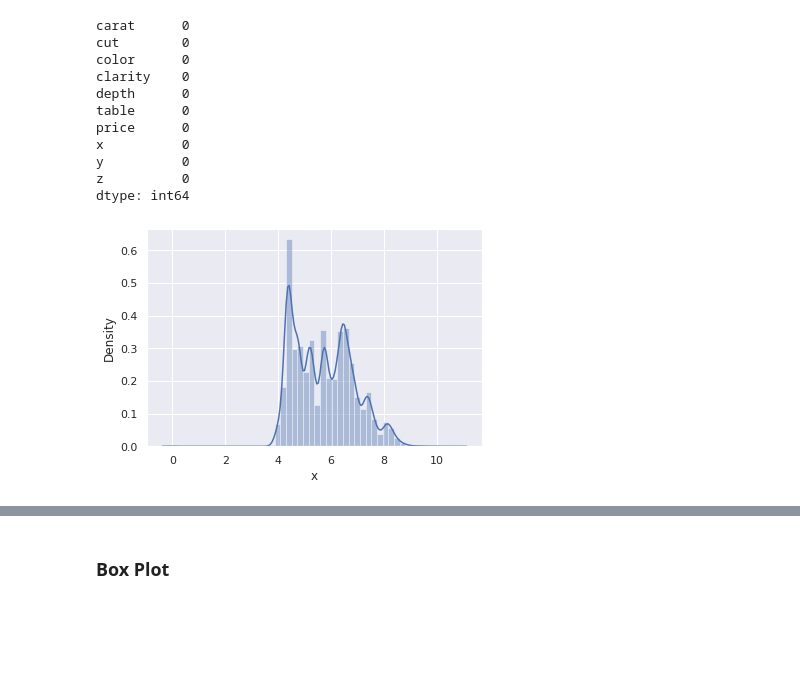
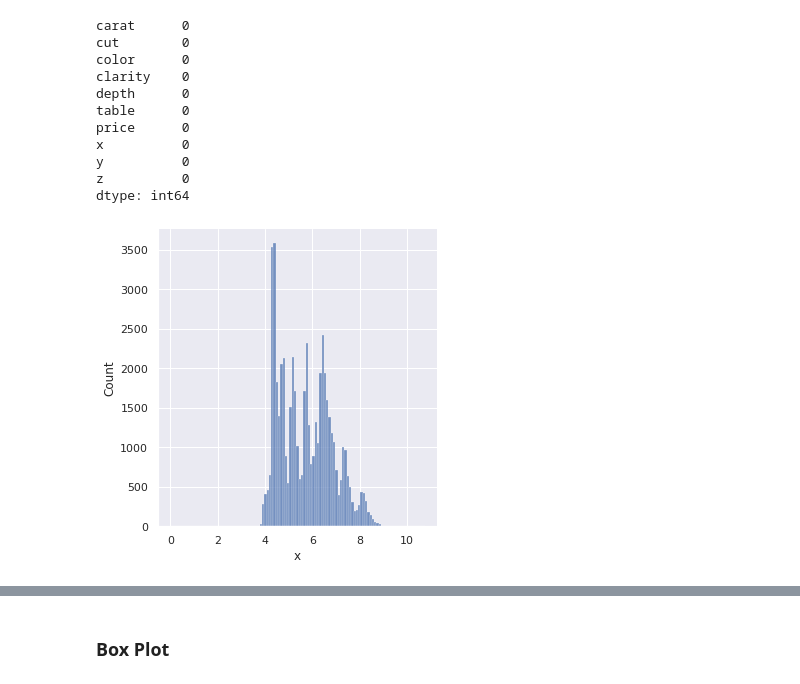
Before and after one commit to ShrayankM/Python-Labs, a Jupyter notebook: Visualization_Part1.ipynb, the cells around one changed output, grey strips where cells are left out. Saved outputs shown, nothing was run; the diff lists cells and outputs as text; code cells hidden in the pictures; blank space fills up the shorter version.

```diff
--- a/Visualization_Part1.ipynb
+++ b/Visualization_Part1.ipynb
@@ -299,9 +309,9 @@ y          0
 z          0
 dtype: int64
 # %%
-sns.distplot(dia.x);
+sns.displot(dia.x);
 # %% [output]
-[figure, old version]
+[figure, new version]
 # %%
 sns.kdeplot(dia.sample(100).x, shade = True)
 sns.kdeplot(dia.sample(100).y, shade = True)
```
Also changed, not shown: parts of 21 cells of this notebook, 1 other file.
